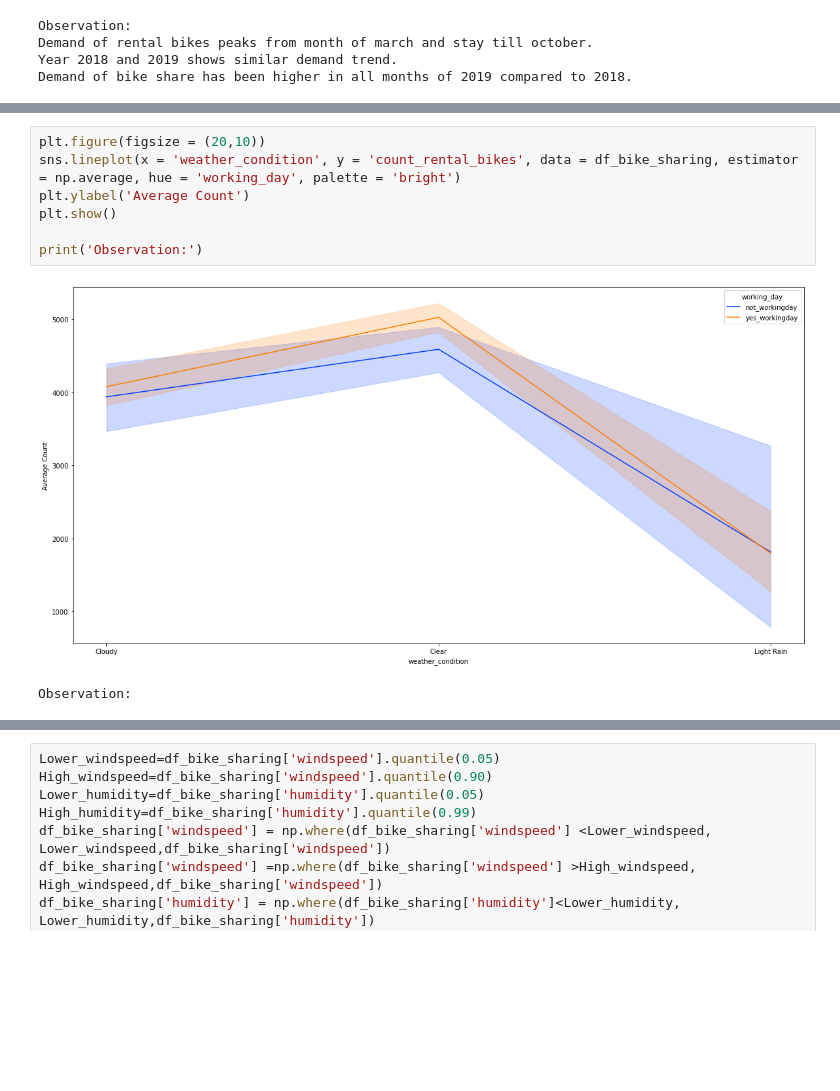
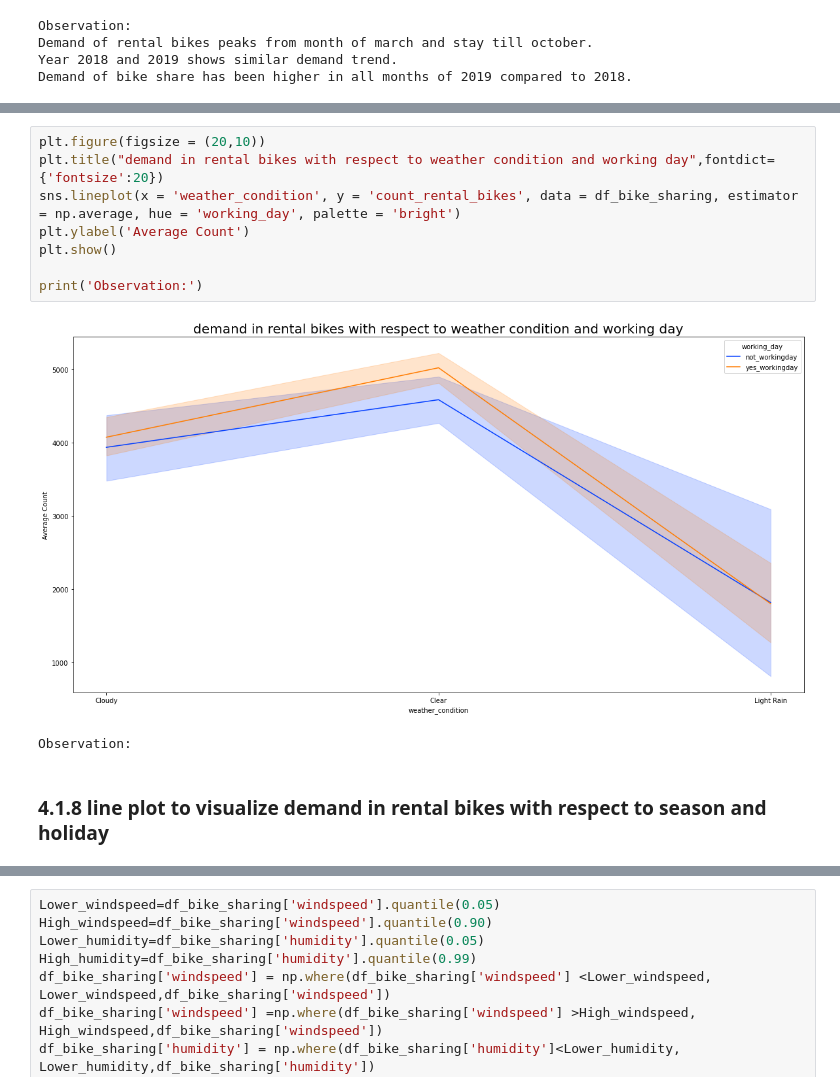
Before and after one commit to CharlieThomasCTG/Bike_sharing_regression, a Jupyter notebook: bike-sharing-multiple-linear-regression.ipynb, the cells around one changed output, grey strips where cells are left out. Drawn from its saved outputs; the diff is of its cells as text; blank space fills up the shorter version.

```diff
--- a/bike-sharing-multiple-linear-regression.ipynb
+++ b/bike-sharing-multiple-linear-regression.ipynb
@@ -494,12 +509,15 @@ Observation:
 # %%
 plt.figure(figsize = (20,10))
+plt.title("demand in rental bikes with respect to weather condition and working day",fontdict={'fontsize':20})
 sns.lineplot(x = 'weather_condition', y = 'count_rental_bikes', data = df_bike_sharing, estimator = np.average, hue = 'working_day', palette = 'bright')
 plt.ylabel('Average Count')
 plt.show()
 
 print('Observation:')
 # %% [output]
-[figure, old version]
+[figure, new version]
 Observation:
+# %% [markdown]
+### 4.1.8 line plot to visualize demand in rental bikes with respect to season and holiday
 # %%
 plt.figure(figsize = (20,10))
```
Also changed, not shown: parts of 27 cells of this notebook.
